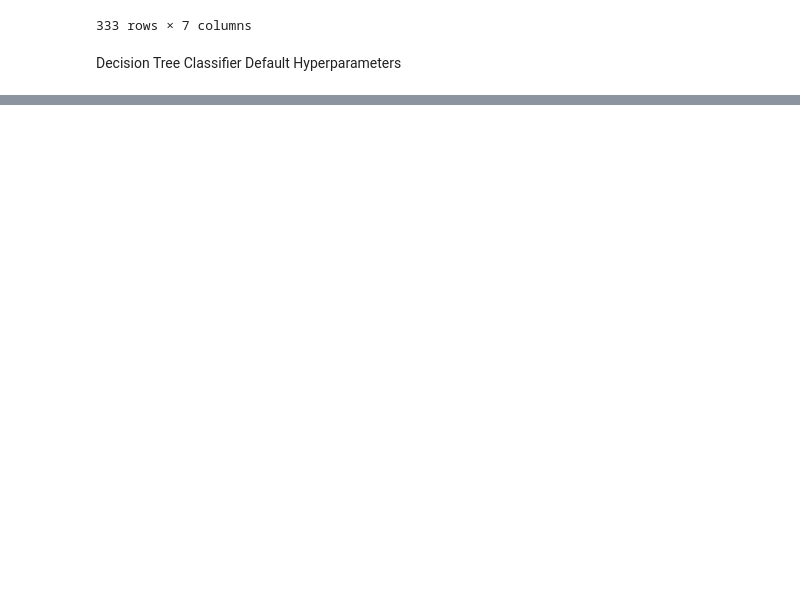
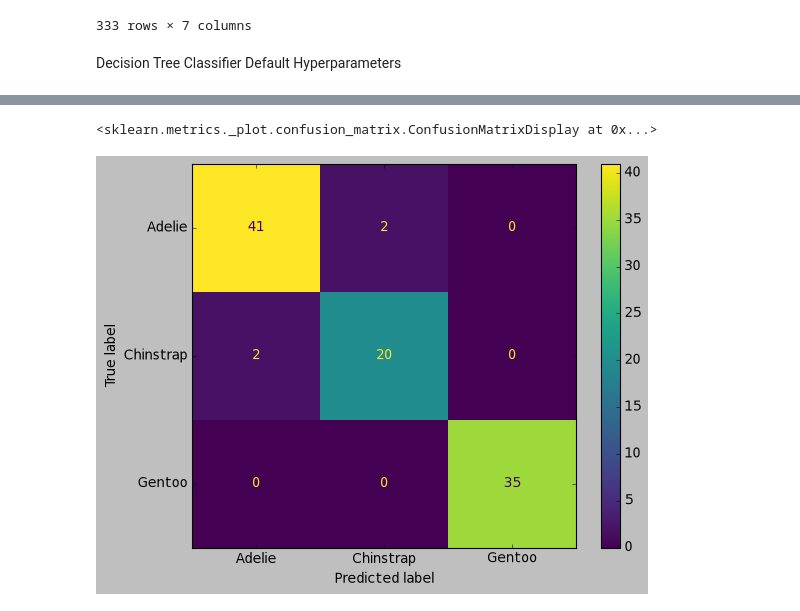
Before and after one commit to danielbazx/Machine-Learning-6-SIN-A-Mar-Jul-2026, a Jupyter notebook: penguins1.ipynb, the cells around one changed output, grey strips where cells are left out. Drawn from its saved outputs; the diff is of its cells as text; code cells hidden in the pictures; blank space fills up the shorter version.

```diff
--- a/penguins1.ipynb
+++ b/penguins1.ipynb
@@ -127,0 +145,7 @@ base_pred = model.predict(X_test)
+# %%
+plt.style.use('classic')
+
+ConfusionMatrixDisplay.from_estimator(model, X_test, y_test)
+# %% [output]
+<sklearn.metrics._plot.confusion_matrix.ConfusionMatrixDisplay at 0x...>
+[figure, added]
```
Also changed, not shown: parts of 3 cells of this notebook, 1 other file.
